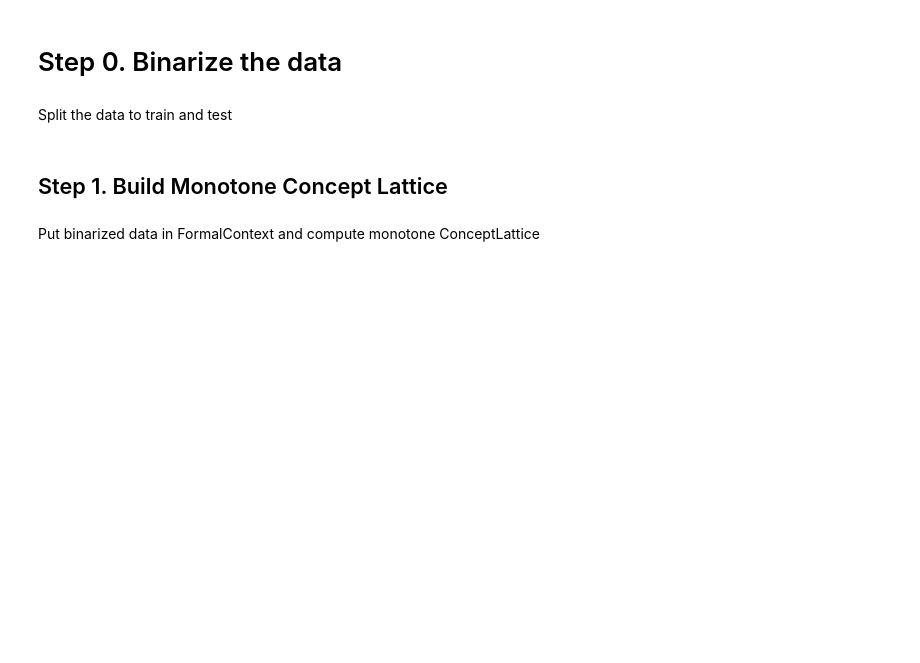
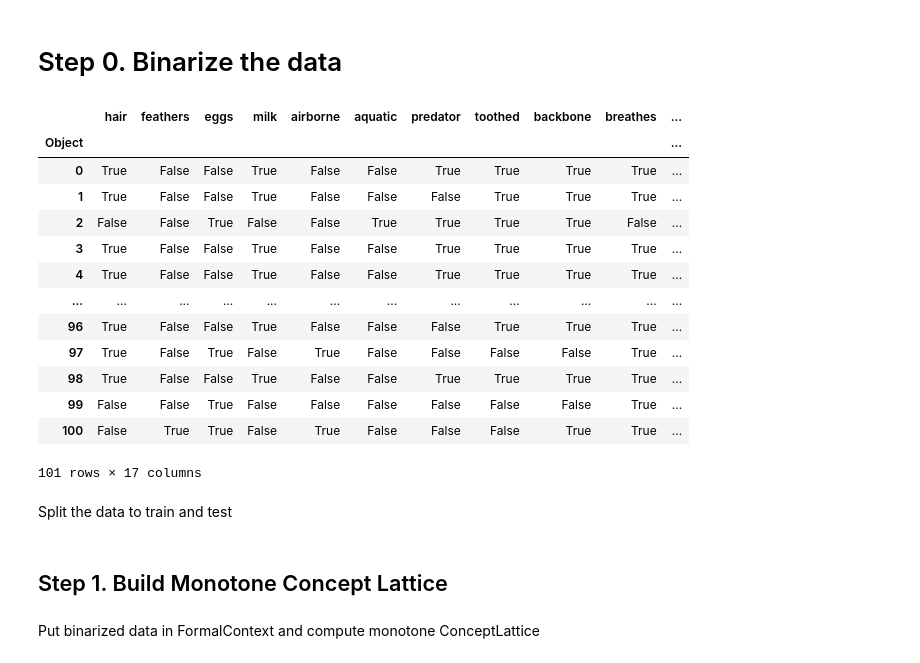
Before and after one commit to davinci17/Neural_FCA, a Jupyter notebook: neural_FCA_zoo_dataset.ipynb, the cells around one changed output. Saved outputs shown, nothing was run; the diff lists cells and outputs as text; code cells hidden in the pictures; blank space fills up the shorter version.

```diff
--- a/neural_FCA_zoo_dataset.ipynb
+++ b/neural_FCA_zoo_dataset.ipynb
@@ -33,24 +48,40 @@ zoo = pd.concat([feature, target], axis=1)
 # %% [markdown]
 # Step 0. Binarize the data
 # %%
-# Perform one-hot encoding for the 'species' column
+# Perform one-hot encoding
 y = pd.get_dummies(target, columns=['type'], prefix=['class'])
 X = pd.get_dummies(feature, columns=['legs'], prefix=['legs'])
 
 #convert the binary numerical value to bool
 y.replace({0: False, 1: True}, inplace=True)
 X.replace({0: False, 1: True}, inplace=True)
 y.index = X.index.astype(str)
 X.index = X.index.astype(str)
 
 # delete catsize, because i will deal just with the targte class_2, which represent birds, and there is no need to the additional attributes for animals with 4, 5, 6 and 8 legs, i put just with 0 and 2 legs
 X.drop(['catsize','legs_5','legs_6','legs_8'], axis=1, inplace=True)
 
 X= X.rename_axis("Object")
 y= y.rename_axis("Object")
 
 # take just one class in the target varible(class_2 = 'birds'), to avoid multilabel-indicator
 y_one_target = y['class_2'].copy()
+X
+# %% [output]
+|  | hair | feathers | eggs | milk | airborne | aquatic | predator | toothed | backbone | breathes | ... |
+| Object |  |  |  |  |  |  |  |  |  |  | ... |
+| 0 | True | False | False | True | False | False | True | True | True | True | ... |
+| 1 | True | False | False | True | False | False | False | True | True | True | ... |
+| 2 | False | False | True | False | False | True | True | True | True | False | ... |
+| 3 | True | False | False | True | False | False | True | True | True | True | ... |
+| 4 | True | False | False | True | False | False | True | True | True | True | ... |
+| ... | ... | ... | ... | ... | ... | ... | ... | ... | ... | ... | ... |
+| 96 | True | False | False | True | False | False | False | True | True | True | ... |
+| 97 | True | False | True | False | True | False | False | False | False | True | ... |
+| 98 | True | False | False | True | False | False | True | True | True | True | ... |
+| 99 | False | False | True | False | False | False | False | False | False | True | ... |
+| 100 | False | True | True | False | True | False | False | False | True | True | ... |
+101 rows × 17 columns
 # %% [markdown]
 Split the data to train and test
 # %%
```
Also changed, not shown: parts of 11 cells of this notebook, 5 other files.
